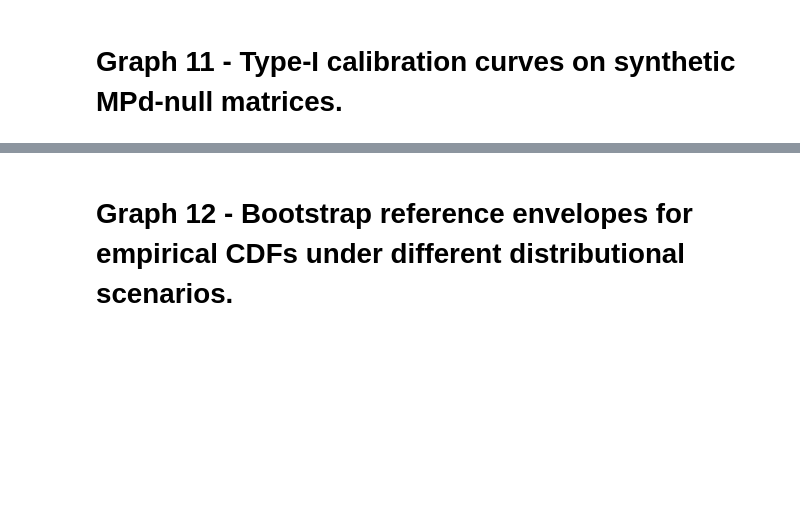
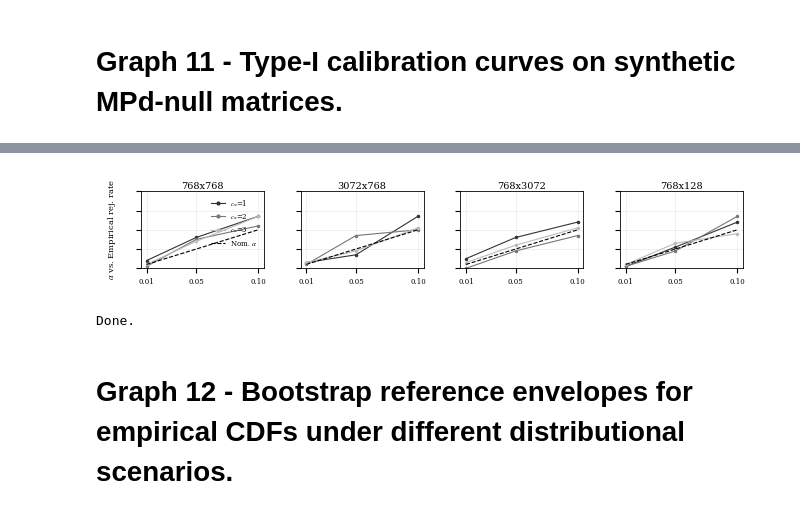
Before and after one commit to pierredantas/Decoding_Transformers_Spectra, a Jupyter notebook: ALBERT/PAPER_ALBERT_Decoding_Transformers_Spectra_full_graphs.ipynb, the cells around one changed output, grey strips where cells are left out. Saved outputs shown, nothing was run; the diff lists cells and outputs as text; code cells hidden in the pictures; blank space fills up the shorter version.

```diff
--- a/ALBERT/PAPER_ALBERT_Decoding_Transformers_Spectra_full_graphs.ipynb
+++ b/ALBERT/PAPER_ALBERT_Decoding_Transformers_Spectra_full_graphs.ipynb
@@ -1833,8 +2249,10 @@ print("✅ Figure saved: graph_shrinkage_control_02_bert_large.pdf")
 # %%
 # --- Graph #11: Type-I calibration curves (synthetic MP) ---
 # Model: ALBERT-base-v2
+
 import numpy as np
 import matplotlib.pyplot as plt
+from matplotlib.lines import Line2D
 
 # =========================
 # GLOBAL STYLE (Paper)
@@ -1843,21 +2261,20 @@ plt.rcParams.update({
     "font.family": "serif",
     "font.serif": ["Times New Roman", "Times", "DejaVu Serif"],
     "mathtext.fontset": "stix",
-    "font.size": 5,
-    "axes.titlesize": 5,
+    "font.size": 7,
+    "axes.titlesize": 7,
     "axes.labelsize": 5,
     "xtick.labelsize": 5,
     "ytick.labelsize": 5,
     "legend.fontsize": 5,
-    "axes.linewidth": 0.5,
-    "lines.linewidth": 0.9,
-    "grid.linewidth": 0.3,
+    "axes.linewidth": 0.6,
+    "lines.linewidth": 1.2,
+    "grid.linewidth": 0.4,
     "grid.alpha": 0.3,
     "pdf.fonttype": 42,
     "ps.fonttype": 42,
 })
 
-# Grayscale ramp for c_TW lines
 C_TW_COLORS = {1: "#333333", 2: "#777777", 3: "#bbbbbb"}
 
 # =========================
@@ -1881,7 +2298,7 @@ shapes = [
 ]
 
 # =========================
-# Mock KS–TW rejection test
+# Mock KS-TW rejection test
 # =========================
 def ks_tw_test_null(m, n, alpha, c_tw):
     bias = 0.01 * (1.0 / c_tw) + 0.005 * (m == n)
@@ -1890,9 +2307,11 @@ def ks_tw_test_null(m, n, alpha, c_tw):
 # =========================
 # Simulate rejection rates
 # =========================
+print("Building mosaic figure...")
+
 results = {}
 for (m, n) in shapes:
-    shape_name = f"{m}×{n}"
+    shape_name = f"{m}x{n}"
     results[shape_name] = {}
     for c in c_TW_values:
         rejections = []
@@ -1902,37 +2321,51 @@ for (m, n) in shapes:
         results[shape_name][c] = rejections
 
 # =========================
-# Plot grid
+# MOSAIC: 1x4 grid
 # =========================
-fig, axs = plt.subplots(2, 2, figsize=(3.5, 1.8), sharey=True)
-axs = axs.flatten()
+fig, axes = plt.subplots(1, 4, figsize=(7, 1), sharey=True)
+axes = axes.flatten()
 
-for i, (ax, (shape_name, data)) in enumerate(zip(axs, results.items())):
+for i, (ax, (shape_name, data)) in enumerate(zip(axes, results.items())):
+    print(f"  [{i+1}/4] {shape_name}")
+
     for c in c_TW_values:
         ax.plot(alphas, data[c], marker="o", ms=1.5, linewidth=0.8,
-                color=C_TW_COLORS[c],
-                label=f"$c_{{\\alpha}}$={c}" if i == 0 else None)
-    # Nominal α diagonal reference line
-    ax.plot(alphas, alphas, color="black", linestyle="--",
-            linewidth=0.8, label="Nom. $\\alpha$" if i == 0 else None)
-    ax.set_title(shape_name, pad=1.5)
+                color=C_TW_COLORS[c])
+
+    ax.plot(alphas, alphas, color="black", linestyle="--", linewidth=0.8)
+
+    ax.set_title(shape_name, pad=2)
     ax.set_ylim(0, 0.2)
+    ax.set_xticks(alphas)
     ax.grid(True)
-    # Remove individual y labels
-    ax.set_ylabel("")
 
-# Single centered y-label for the entire left column
-fig.text(0.02, 0.5, r"$\alpha$ vs. Empirical rej. rate",
-         va="center", ha="center", rotation="vertical",
-         fontsize=6)
-
-plt.subplots_adjust(left=0.14, hspace=0.55, wspace=0.35)
+    if i != 0:
+        ax.yaxis.set_ticklabels([])
 
 # Single legend on first axes only
-axs[0].legend(frameon=False, borderpad=0.2, handlelength=1.2)
+handles = [
+    Line2D([0], [0], color=C_TW_COLORS[c], linewidth=0.8, marker="o",
+           markersize=2, label=f"$c_{{\\alpha}}$={c}")
+    for c in c_TW_values
+] + [
+    Line2D([0], [0], color="black", linewidth=0.8, linestyle="--",
+           label="Nom. $\\alpha$"),
+]
+axes[0].legend(handles=handles, frameon=False)
 
-plt.subplots_adjust(hspace=0.55, wspace=0.35)
-plt.savefig("graph_shrinkage_control_03_albert.pdf", format="pdf", bbox_inches="tight")
+fig.text(-0.01, 0.5, r"$\alpha$ vs. Empirical rej. rate", va="center",
+         rotation="vertical", fontsize=6)
+
+plt.subplots_adjust(left=0.04, hspace=0.0, wspace=0.3)
+
+# --- Save PDF (paper) ---
+pdf_path = "graph_shrinkage_control_03_albert.pdf"
+plt.savefig(pdf_path, format="pdf", bbox_inches="tight")
+print(f"PDF saved: {pdf_path}")
+
+# --- Display figure ---
+plt.show()
 plt.close()
-print("✅ Figure saved: graph_shrinkage_control_03_albert.pdf")
+print("Done.")
 # %% [output]
@@ -1940,3 +2378,5 @@ print("✅ Figure saved: graph_shrinkage_control_03_albert.pdf")
+[figure, added]
+Done.
 # %% [markdown]
 # Graph 12 - Bootstrap reference envelopes for empirical CDFs under different distributional scenarios.
 # %%
```
Also changed, not shown: parts of 14 cells of this notebook.
